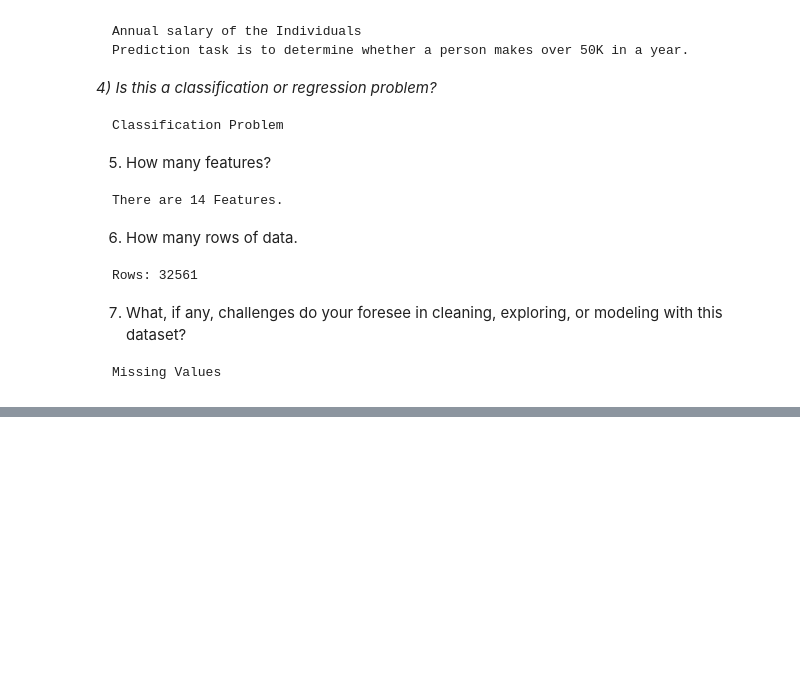
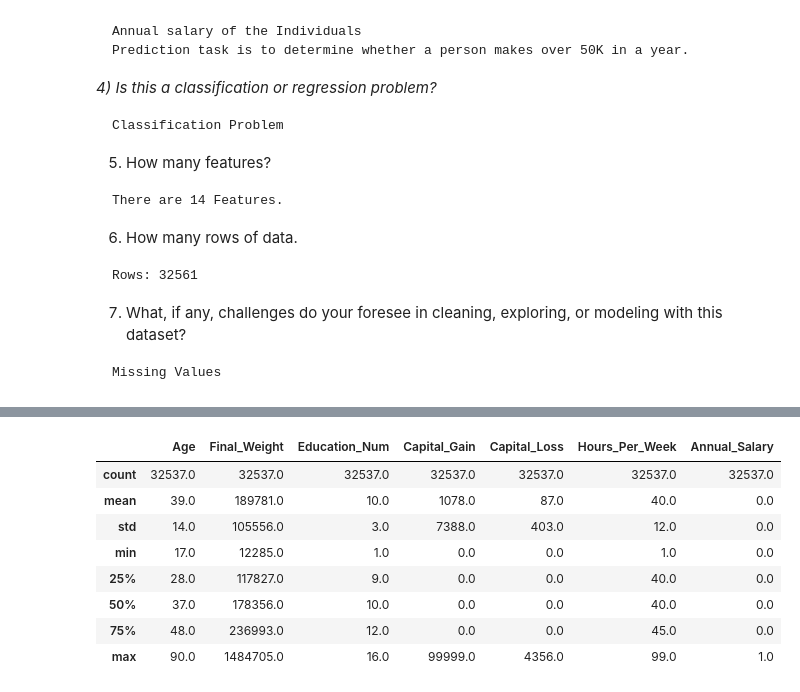
Before and after one commit to imugagga/Sales-Predictions---JFood-Sores, a Jupyter notebook: Project_2_Mugagga_Innocent.ipynb, the cells around one changed output, grey strips where cells are left out. Saved outputs shown, nothing was run; the diff lists cells and outputs as text; code cells hidden in the pictures; blank space fills up the shorter version.

```diff
--- a/Project_2_Mugagga_Innocent.ipynb
+++ b/Project_2_Mugagga_Innocent.ipynb
@@ -197,0 +428,15 @@ Missing Values
+# %%
+#Visualise Descriptive statisticsto identify any outliersin Numerical columns
+df.describe().round(0)
+
+#There are no Outliers in the dataset
+# %% [output]
+|  | Age | Final_Weight | Education_Num | Capital_Gain | Capital_Loss | Hours_Per_Week | Annual_Salary |
+| count | 32537.0 | 32537.0 | 32537.0 | 32537.0 | 32537.0 | 32537.0 | 32537.0 |
+| mean | 39.0 | 189781.0 | 10.0 | 1078.0 | 87.0 | 40.0 | 0.0 |
+| std | 14.0 | 105556.0 | 3.0 | 7388.0 | 403.0 | 12.0 | 0.0 |
+| min | 17.0 | 12285.0 | 1.0 | 0.0 | 0.0 | 1.0 | 0.0 |
+| 25% | 28.0 | 117827.0 | 9.0 | 0.0 | 0.0 | 40.0 | 0.0 |
+| 50% | 37.0 | 178356.0 | 10.0 | 0.0 | 0.0 | 40.0 | 0.0 |
+| 75% | 48.0 | 236993.0 | 12.0 | 0.0 | 0.0 | 45.0 | 0.0 |
+| max | 90.0 | 1484705.0 | 16.0 | 99999.0 | 4356.0 | 99.0 | 1.0 |
```
Also changed, not shown: parts of 26 cells of this notebook.
